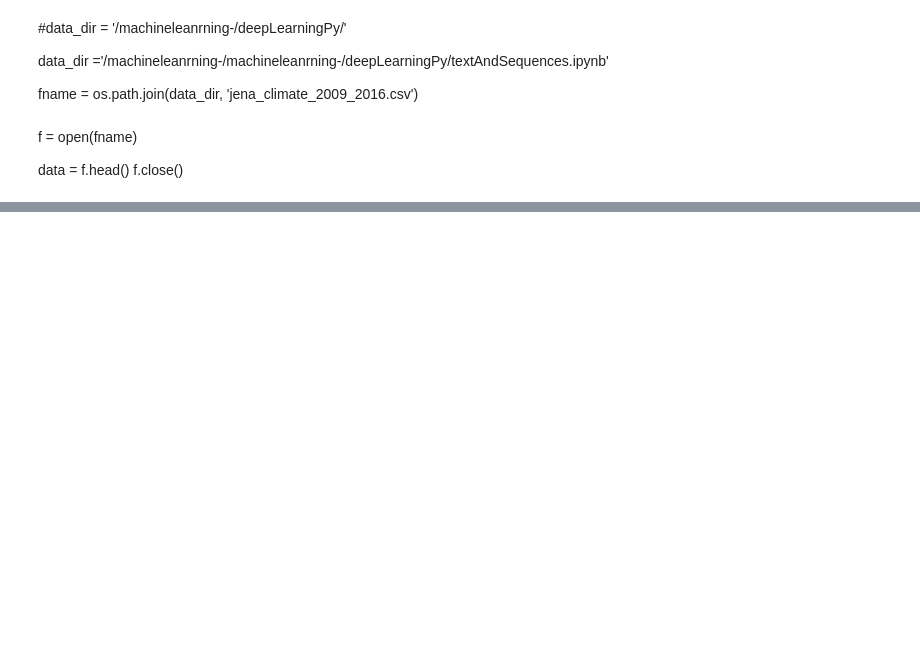
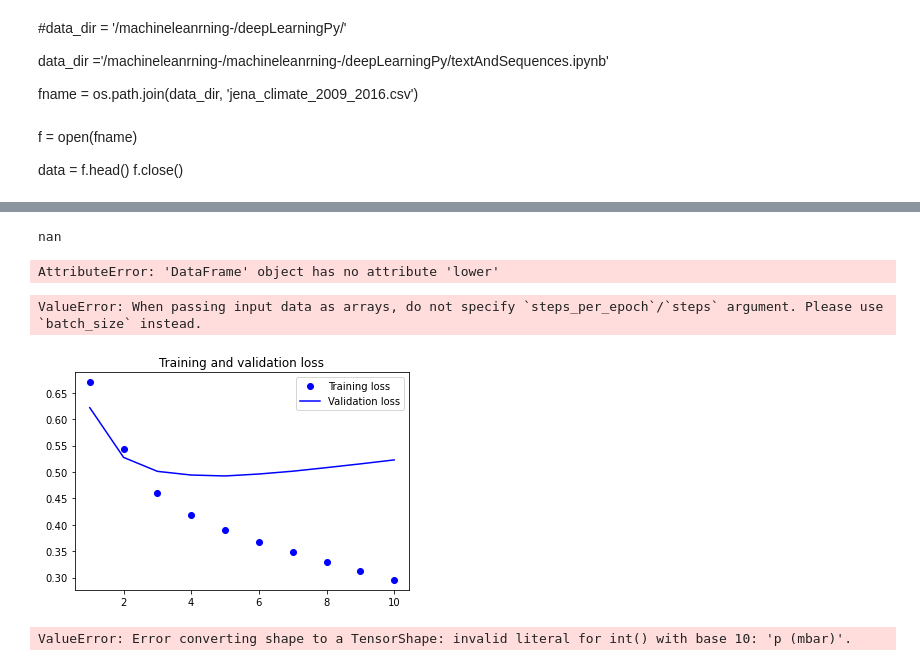
Before and after one commit to MuayThaiLegz/machineleanrning-, a Jupyter notebook: textAndSequences.ipynb, the cells around one changed output, grey strips where cells are left out. Saved outputs shown, nothing was run; the diff lists cells and outputs as text; code cells hidden in the pictures; blank space fills up the shorter version.

Commit message:
completed chapter 6
dealt with several model that allow for text and sequences

```diff
--- a/textAndSequences.ipynb
+++ b/textAndSequences.ipynb
@@ -880,0 +842,24 @@ NameError: name 'val_steps' is not defined
+# %%
+# Computing the common-sense baseline MAE
+
+def evalute_naive_method():
+    batch_ames = []
+
+    for step in range(val_steps):
+        samples, targets = next(val_gen)
+        preds = samplesq[:, -1, 1]
+
+        mae = np.mean(np.abs(preds - targets))
+
+        batch_ames.append(mae)
+    print(np.mean(batch_ames))
+
+evalute_naive_method()
+
+
+# Converting the MAE back to a celsius erroe
+
+
+calcius_mae = 0.29 * std[1]
+# %% [output]
+nan
@@ -880,0 +876,39 @@ NameError: name 'val_steps' is not defined
+# %%
+densconn_model(layers.Flatten(jena_climate))
+
+densconn_model.add((layers.Dense(32, activation='relu')))
+
+densconn_model.add(layers.Dense(1))
+# %% [output]
+AttributeError: 'DataFrame' object has no attribute 'lower'
+# %%
+densconn_model.compile(optimizer=RMSprop(), loss='mae')
+
+DenCoN_history = densconn_model.fit_generator(jena_climate,
+                                             steps_per_epoch=500,
+                                             epochs=20)
+# %% [output]
+ValueError: When passing input data as arrays, do not specify `steps_per_epoch`/`steps` argument. Please use `batch_size` instead.
+# %%
+
+import matplotlib.pyplot as plt
+
+loss = history.history['loss']
+
+val_loss = history.history['val_loss']
+
+epochs = range(1, len(loss) + 1)
+
+plt.figure()
+
+plt.plot(epochs, loss, 'bo', label = 'Training loss')
+
+plt.plot(epochs, val_loss, 'b', label = 'Validation loss')
+
+plt.title('Training and validation loss')
+
+plt.legend()
+
+plt.show()
+# %% [output]
+[figure, added]
@@ -880,0 +926,14 @@ NameError: name 'val_steps' is not defined
+# %%
+GRU_model.add(layers.GRU(32, input_shape=(jena_climate)))
+
+GRU_model.add(layers.Dense(1))
+
+GRU_model.compile(optimizer=RMSprop(), loss='mae')
+
+GRU_history  = GRU_model.fit_generator(jena_climate,
+                                      steps_per_epoch = 500,
+                                      epochs=20,
+                                      validation_data=val_gen,
+                                      validation_steps=val_steps)
+# %% [output]
+ValueError: Error converting shape to a TensorShape: invalid literal for int() with base 10: 'p (mbar)'.
```
Also changed, not shown: parts of 46 cells of this notebook.
